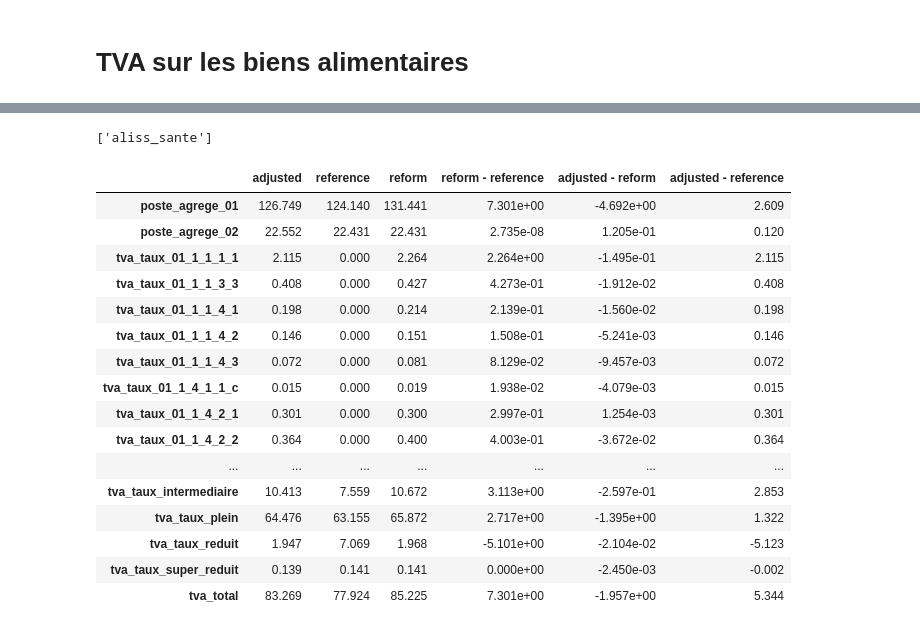
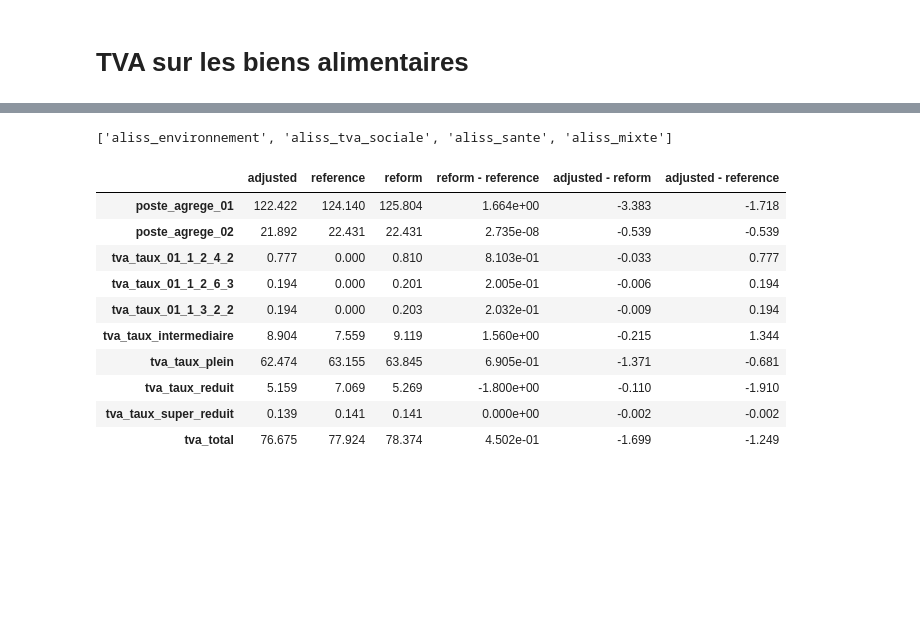
Before and after one commit to openfisca/openfisca-france-indirect-taxation, a Jupyter notebook: openfisca_france_indirect_taxation/examples/notebooks/alimentation.ipynb, the cells around one changed output, grey strips where cells are left out. Saved outputs shown, nothing was run; the diff lists cells and outputs as text; code cells hidden in the pictures; blank space fills up the shorter version.

```diff
--- a/openfisca_france_indirect_taxation/examples/notebooks/alimentation.ipynb
+++ b/openfisca_france_indirect_taxation/examples/notebooks/alimentation.ipynb
@@ -116,7 +115,7 @@ def run_reform(reform_key = None):
     return aggregates, pivot_table
 # %%
 data_by_reform_key = dict()
-for reform_key in ['aliss_environnement', 'aliss_sante']:  #, 'aliss_mixte', 'aliss_sante', 'aliss_tva_sociale']:
+for reform_key in ['aliss_environnement', 'aliss_tva_sociale', 'aliss_mixte', 'aliss_sante']:
     aggregates, pivot_table = run_reform(reform_key = reform_key)
     data_by_reform_key[reform_key] = dict(aggregates = aggregates, pivot_table = pivot_table)
 # %% [output]
@@ -135,31 +147,25 @@ for reform_key in ['aliss_environnement', 'aliss_sante']:  #, 'aliss_mixte', 'al
 # %%
 data_by_reform_key.keys()
 # %% [output]
-['aliss_sante']
+['aliss_environnement', 'aliss_tva_sociale', 'aliss_sante', 'aliss_mixte']
 # %%
-reform_key = 'aliss_sante'
+reform_key = 'aliss_environnement'
 aggregates = data_by_reform_key[reform_key]['aggregates']
 aggregates.loc[
     [index for index in aggregates.index if index.startswith('tva_') or index.startswith('poste_agrege')]
     ]
 # %% [output]
 |  | adjusted | reference | reform | reform - reference | adjusted - reform | adjusted - reference |
-| poste_agrege_01 | 126.749 | 124.140 | 131.441 | 7.301e+00 | -4.692e+00 | 2.609 |
-| poste_agrege_02 | 22.552 | 22.431 | 22.431 | 2.735e-08 | 1.205e-01 | 0.120 |
-| tva_taux_01_1_1_1_1 | 2.115 | 0.000 | 2.264 | 2.264e+00 | -1.495e-01 | 2.115 |
-| tva_taux_01_1_1_3_3 | 0.408 | 0.000 | 0.427 | 4.273e-01 | -1.912e-02 | 0.408 |
-| tva_taux_01_1_1_4_1 | 0.198 | 0.000 | 0.214 | 2.139e-01 | -1.560e-02 | 0.198 |
-| tva_taux_01_1_1_4_2 | 0.146 | 0.000 | 0.151 | 1.508e-01 | -5.241e-03 | 0.146 |
-| tva_taux_01_1_1_4_3 | 0.072 | 0.000 | 0.081 | 8.129e-02 | -9.457e-03 | 0.072 |
-| tva_taux_01_1_4_1_1_c | 0.015 | 0.000 | 0.019 | 1.938e-02 | -4.079e-03 | 0.015 |
-| tva_taux_01_1_4_2_1 | 0.301 | 0.000 | 0.300 | 2.997e-01 | 1.254e-03 | 0.301 |
-| tva_taux_01_1_4_2_2 | 0.364 | 0.000 | 0.400 | 4.003e-01 | -3.672e-02 | 0.364 |
-| ... | ... | ... | ... | ... | ... | ... |
-| tva_taux_intermediaire | 10.413 | 7.559 | 10.672 | 3.113e+00 | -2.597e-01 | 2.853 |
-| tva_taux_plein | 64.476 | 63.155 | 65.872 | 2.717e+00 | -1.395e+00 | 1.322 |
-| tva_taux_reduit | 1.947 | 7.069 | 1.968 | -5.101e+00 | -2.104e-02 | -5.123 |
-| tva_taux_super_reduit | 0.139 | 0.141 | 0.141 | 0.000e+00 | -2.450e-03 | -0.002 |
-| tva_total | 83.269 | 77.924 | 85.225 | 7.301e+00 | -1.957e+00 | 5.344 |
+| poste_agrege_01 | 122.422 | 124.140 | 125.804 | 1.664e+00 | -3.383 | -1.718 |
+| poste_agrege_02 | 21.892 | 22.431 | 22.431 | 2.735e-08 | -0.539 | -0.539 |
+| tva_taux_01_1_2_4_2 | 0.777 | 0.000 | 0.810 | 8.103e-01 | -0.033 | 0.777 |
+| tva_taux_01_1_2_6_3 | 0.194 | 0.000 | 0.201 | 2.005e-01 | -0.006 | 0.194 |
+| tva_taux_01_1_3_2_2 | 0.194 | 0.000 | 0.203 | 2.032e-01 | -0.009 | 0.194 |
+| tva_taux_intermediaire | 8.904 | 7.559 | 9.119 | 1.560e+00 | -0.215 | 1.344 |
+| tva_taux_plein | 62.474 | 63.155 | 63.845 | 6.905e-01 | -1.371 | -0.681 |
+| tva_taux_reduit | 5.159 | 7.069 | 5.269 | -1.800e+00 | -0.110 | -1.910 |
+| tva_taux_super_reduit | 0.139 | 0.141 | 0.141 | 0.000e+00 | -0.002 | -0.002 |
+| tva_total | 76.675 | 77.924 | 78.374 | 4.502e-01 | -1.699 | -1.249 |
 # %%
 aggregates
 # %% [output]
```
Also changed, not shown: parts of 6 cells of this notebook, 2 other files.
